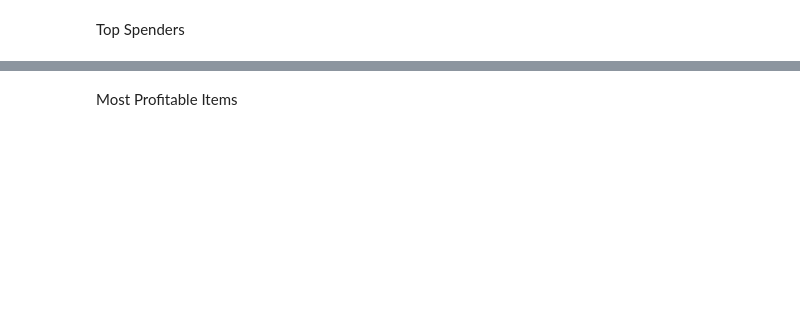
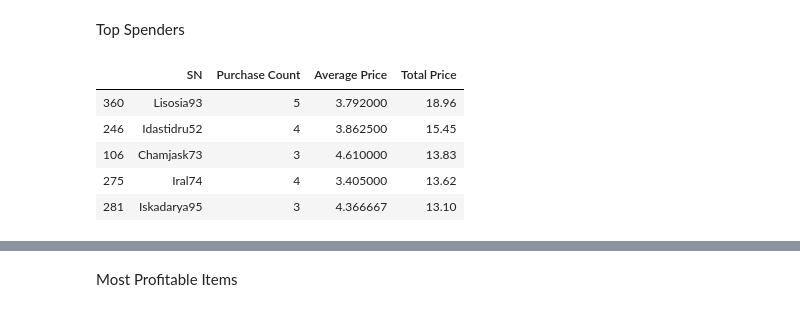
Before and after one commit to TrevorLovesMommy/pandas-challenge, a Jupyter notebook: gamer.ipynb, the cells around one changed output, grey strips where cells are left out. Cells and saved outputs as stored; diff of their text form; code cells hidden in the pictures; blank space fills up the shorter version.

```diff
--- a/gamer.ipynb
+++ b/gamer.ipynb
@@ -247,2 +275,26 @@ See the caveats in the documentation: http://pandas.pydata.org/pandas-docs/stabl
 # %% [markdown]
 Top Spenders
+# %%
+#code with help from TA - take mean, sum, count of the groupby table and then the individual columns
+sn_mean= df.groupby('SN').mean()
+sn_sum= df.groupby('SN').sum()
+sn_count= df.groupby('SN').count()
+
+sn_price_avg=sn_mean['Price']
+sn_price_total=sn_sum['Price']
+sn_purchase_count=sn_count['Purchase ID']
+
+data = {'Purchase Count':sn_purchase_count,
+        'Average Price':sn_price_avg,
+        'Total Price':sn_price_total}
+
+df_1=pd.DataFrame (data).reset_index()
+descending=df_1.sort_values('Total Price', ascending=False)
+descending.head()
+# %% [output]
+|  | SN | Purchase Count | Average Price | Total Price |
+| 360 | Lisosia93 | 5 | 3.792000 | 18.96 |
+| 246 | Idastidru52 | 4 | 3.862500 | 15.45 |
+| 106 | Chamjask73 | 3 | 4.610000 | 13.83 |
+| 275 | Iral74 | 4 | 3.405000 | 13.62 |
+| 281 | Iskadarya95 | 3 | 4.366667 | 13.10 |
```
Also changed, not shown: parts of 10 cells of this notebook.
